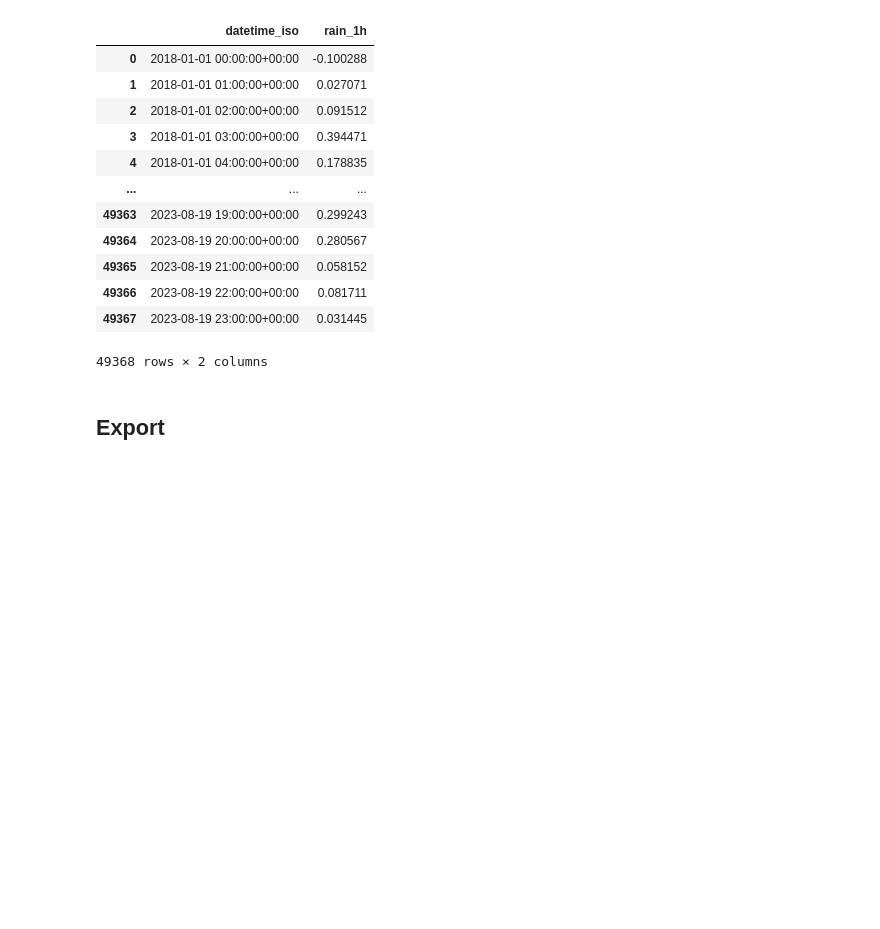
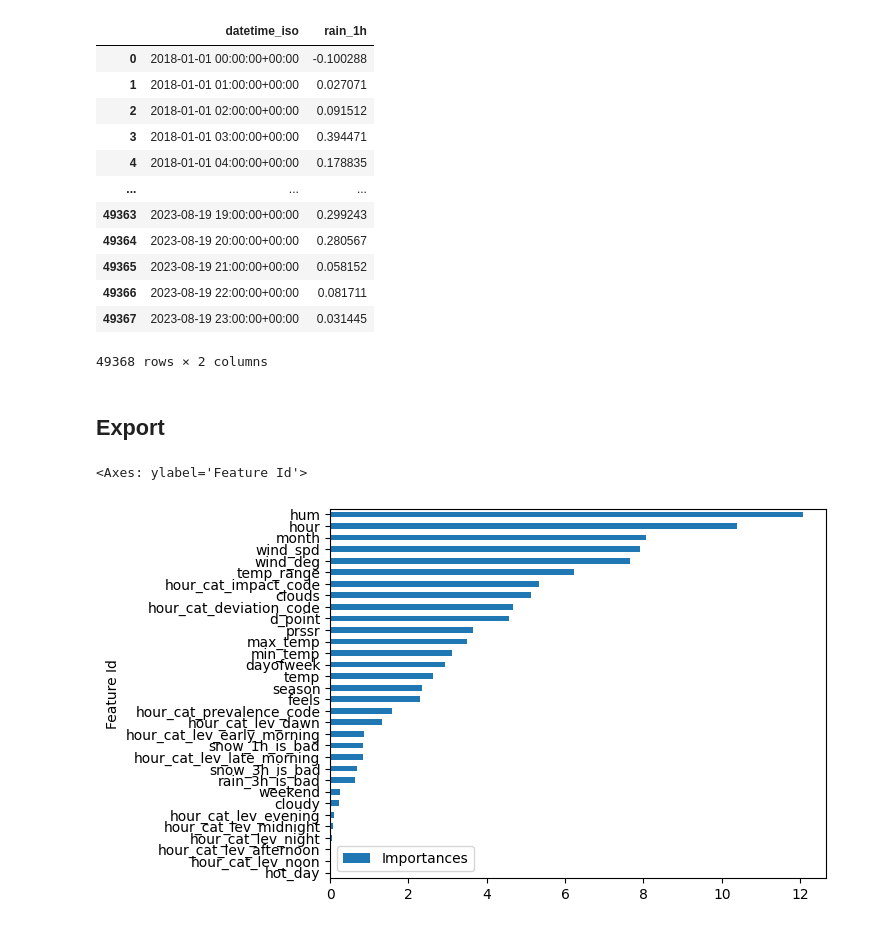
Before and after one commit to damahindra/AIRNOLOGY-23, a Jupyter notebook: biyu/notebooks/submission_6.ipynb, the cells around one changed output. Drawn from its saved outputs; the diff is of its cells as text; code cells hidden in the pictures; blank space fills up the shorter version.

```diff
--- a/biyu/notebooks/submission_6.ipynb
+++ b/biyu/notebooks/submission_6.ipynb
@@ -546,3 +546,10 @@ import pickle
 pickle.dump(cat_regressor, open('../model/submission_6/cat_regressor.pkl', 'wb'))
 pickle.dump(xgb_regressor, open('../model/submission_6/xgb_regressor.pkl', 'wb'))
 pickle.dump(lgbm_regressor, open('../model/submission_6/lgbm_regressor.pkl', 'wb'))
+# %%
+# catboost feature importance
+
+full_cat_regressor.get_feature_importance(prettified=True).sort_values(by='Importances', ascending=True).plot(kind='barh', x='Feature Id', y='Importances')
+# %% [output]
+<Axes: ylabel='Feature Id'>
+[figure, added]
```
Also changed, not shown: 7 other files.
